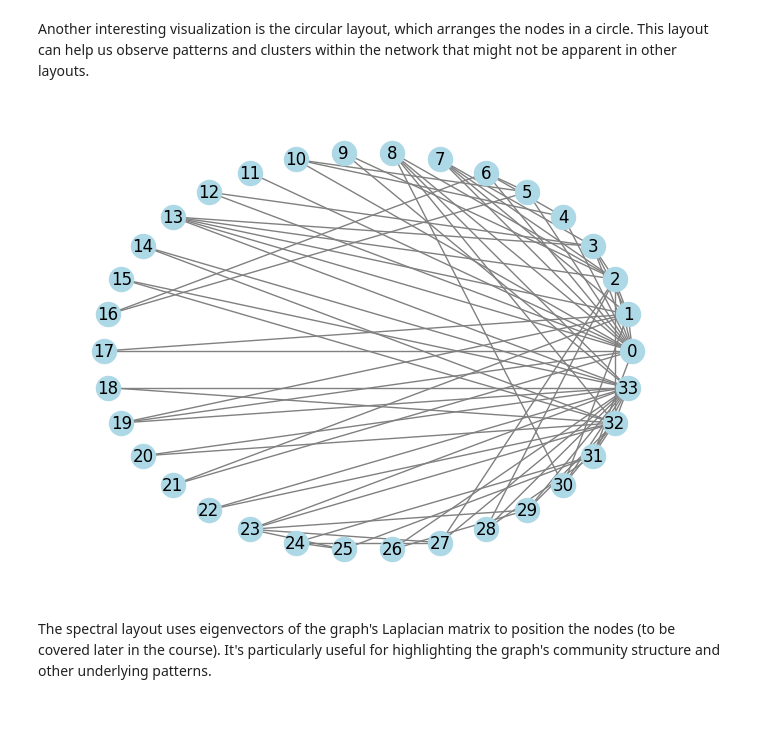
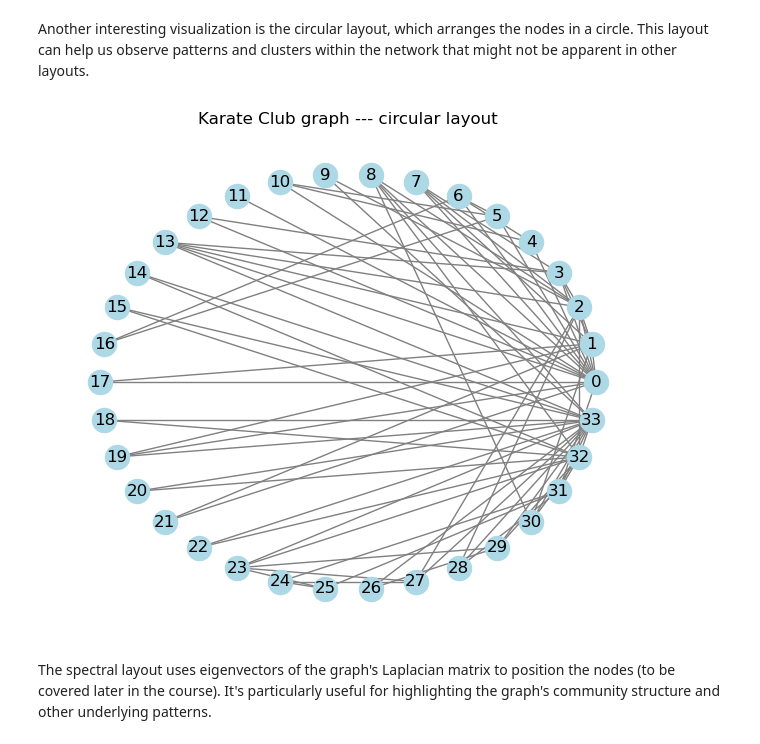
Before and after one commit to vmpreciado/DS4CN, a Jupyter notebook: Intro2NetworkX.ipynb, the cells around one changed output. Cells and saved outputs as stored; diff of their text form; code cells hidden in the pictures; blank space fills up the shorter version.

```diff
--- a/Intro2NetworkX.ipynb
+++ b/Intro2NetworkX.ipynb
@@ -51,11 +187,14 @@ plt.show()  # Show the plot
 # %% [markdown]
 Another interesting visualization is the circular layout, which arranges the nodes in a circle. This layout can help us observe patterns and clusters within the network that might not be apparent in other layouts.
 # %%
-# Draw the graph using a circular layout
-pos = nx.circular_layout(G)  # positions for all nodes in a circle
-nx.draw(G, pos, with_labels=True, node_color='lightblue', edge_color='gray')
-plt.show()  # Show the plot
+# Circular layout (nodes arranged on a circle)
+pos = nx.circular_layout(G)
+plt.figure(figsize=(6,5))
+nx.draw(G, pos, with_labels=True, node_color="lightblue", edge_color="gray", node_size=300)
+plt.title("Karate Club graph --- circular layout")
+plt.axis("off")
+plt.show()
 # %% [output]
-[figure, old version]
+[figure, new version]
 # %% [markdown]
 The spectral layout uses eigenvectors of the graph's Laplacian matrix to position the nodes (to be covered later in the course). It's particularly useful for highlighting the graph's community structure and other underlying patterns.
```
Also changed, not shown: parts of 46 cells of this notebook.
